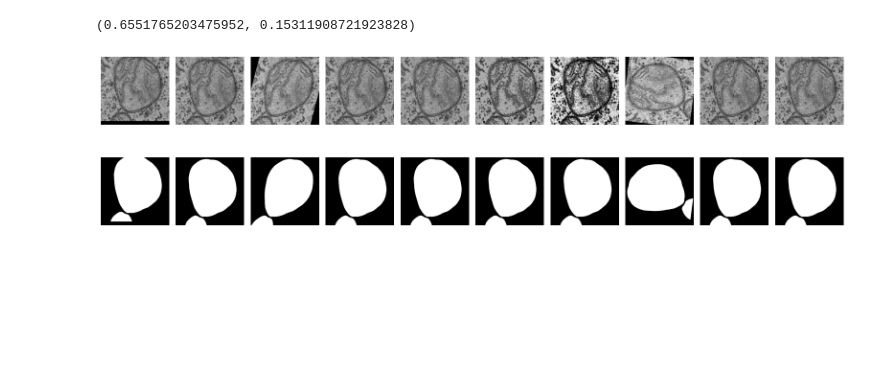
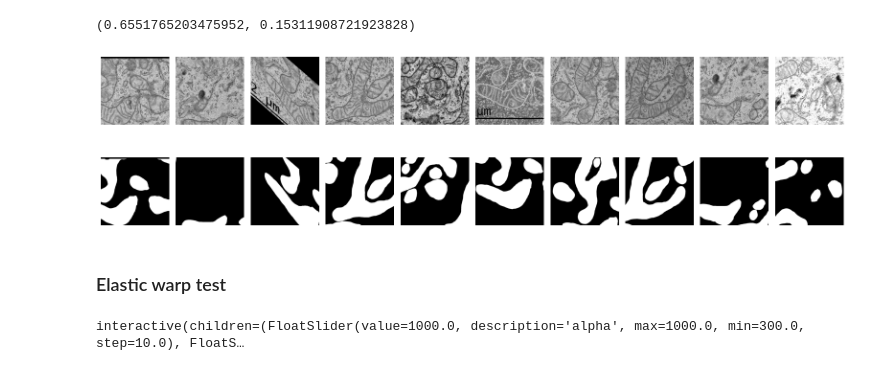
Before and after one commit to ogkristi/mitotem, a Jupyter notebook: notebooks/2-dataloader-test.ipynb, the cells around one changed output. Saved outputs shown, nothing was run; the diff lists cells and outputs as text; code cells hidden in the pictures; blank space fills up the shorter version.

Commit message:
Change dataset and transforms to conform with torchvision transforms v2

```diff
--- a/notebooks/2-dataloader-test.ipynb
+++ b/notebooks/2-dataloader-test.ipynb
@@ -23,25 +23,64 @@ mean, std
 # %% [output]
 (0.6551765203475952, 0.15311908721923828)
 # %%
-from src.data.loaders import TrivialAugmentWide, ToTensor, Compose
+import torch
+from src.data.loaders import TrivialAugmentWide
+import torchvision.transforms.v2 as T
+
+transforms = T.Compose([T.RandomCrop(1000), TrivialAugmentWide(), T.ConvertDtype(), T.Normalize(mean=[0.6552], std=[0.1531])])
+
+dataset = MitoSemsegDataset(root=TRAIN_ROOT, transforms=transforms)
 
 top, left, h, w = 1100, 3500, 400, 400
-crop = img[top:top+h,left:left+w]
-crop_mask = mask[top:top+h,left:left+w]
-
-transforms = Compose([ToTensor(), TrivialAugmentWide()])
 
 m, n = 2, 10
 augs = []
 for _ in range(n):
-    augs.append(transforms(crop, crop_mask))
+    img, mask = dataset[81]
+    augs.append((img, mask))
 
 fig = plt.figure(figsize=(20,5))
 gs = fig.add_gridspec(m, n, wspace=.1)
 ax = gs.subplots()
 for i in range(n):
     ax[0,i].axis('off'), ax[1,i].axis('off')
     ax[0,i].imshow(augs[i][0].squeeze(), cmap='gray')
     ax[1,i].imshow(augs[i][1].squeeze(), cmap='gray')
 # %% [output]
-[figure, old version]
+[figure, new version]
+# %% [markdown]
+### Elastic warp test
+# %%
+import torchvision.transforms.v2 as T
+import ipywidgets
+import cv2 as cv
+
+def draw_grid(src, grid_shape, color=0, thickness=1):
+    h, w, *_ = src.shape
+    rows, cols = grid_shape
+    dy, dx = h / rows, w / cols
+
+    # draw vertical lines
+    for x in np.linspace(start=dx, stop=w-dx, num=cols-1):
+        x = int(round(x))
+        cv.line(src, (x, 0), (x, h), color=color, thickness=thickness)
+
+    # draw horizontal lines
+    for y in np.linspace(start=dy, stop=h-dy, num=rows-1):
+        y = int(round(y))
+        cv.line(src, (0, y), (w, y), color=color, thickness=thickness)
+
+    return src
+
+@ipywidgets.interact(alpha=(300.,1000.0,10.),sigma=(0.5,50.,0.5))
+def warp(alpha=1000.0,sigma=30.0):
+    top, left, h, w = 1100, 2500, 700, 700
+    crop = img[top:top+h,left:left+w]
+
+    draw_grid(crop,(10,10))
+    tf = T.Compose([T.ToTensor(), T.ElasticTransform(alpha, sigma)])
+    warped = tf(crop)
+
+    plt.imshow(warped.squeeze(),cmap='gray')
+# %% [output]
+interactive(children=(FloatSlider(value=1000.0, description='alpha', max=1000.0, min=300.0, step=10.0), FloatS…
```
Also changed, not shown: 9 other files.
